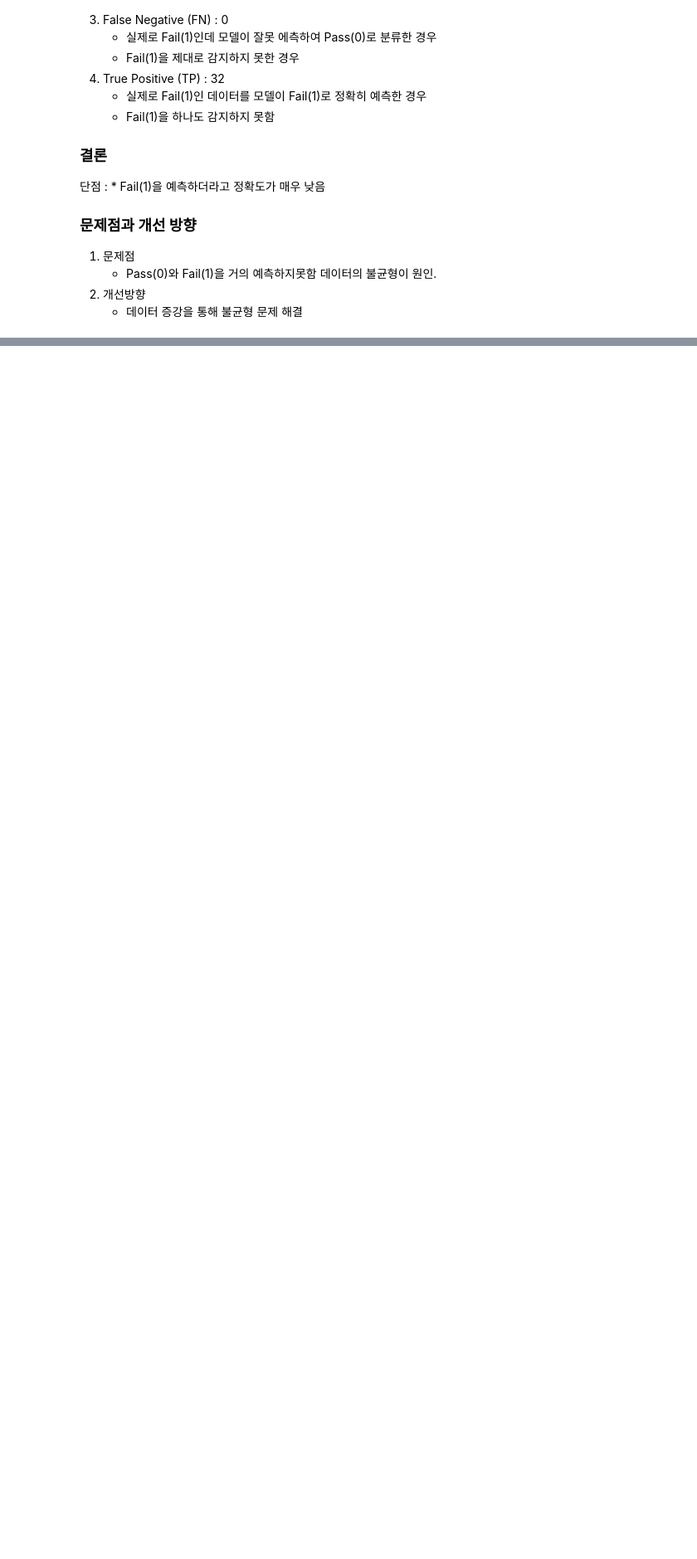
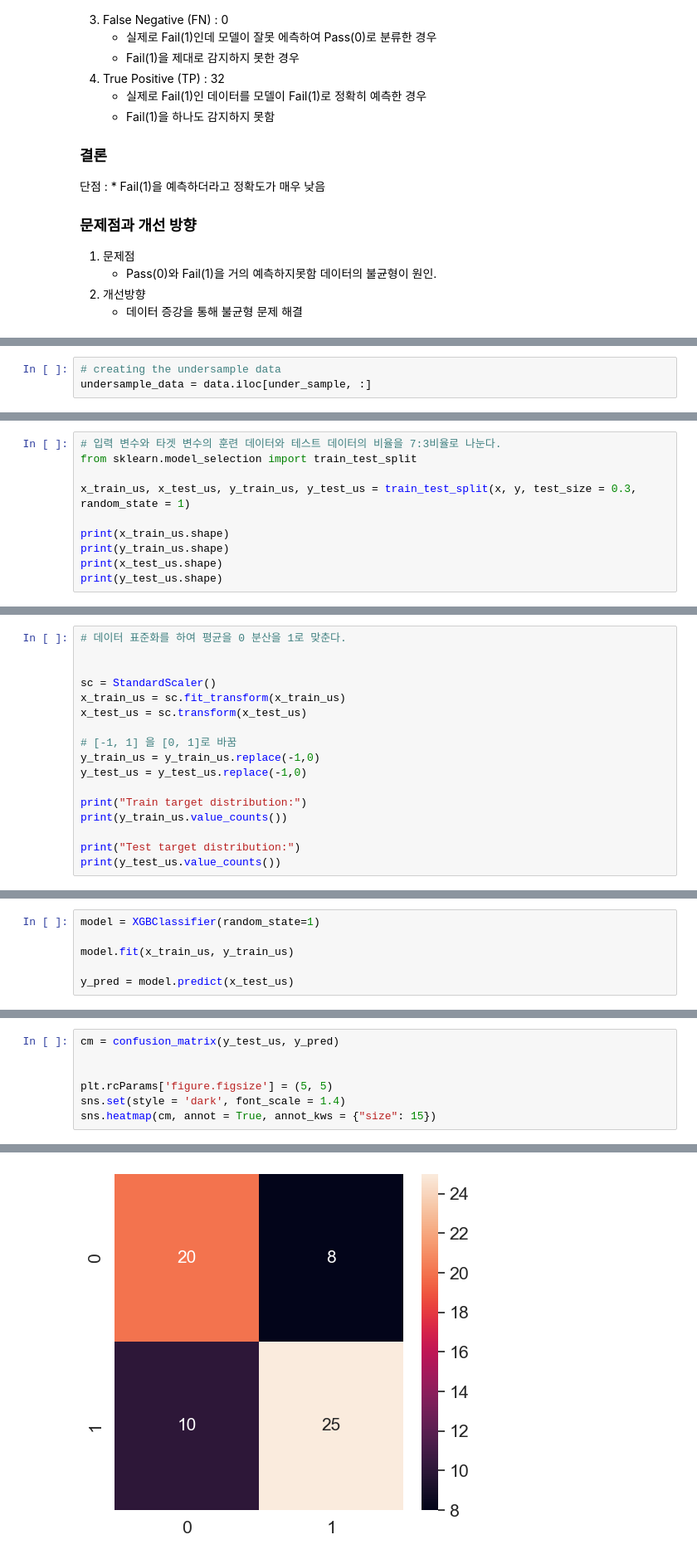
Before and after one commit to kimyoungho010311/-, a Jupyter notebook: Semiconductor_manufacturing_project.ipynb, the cells around one changed output, grey strips where cells are left out. Shown at 83% size. Cells and saved outputs as stored; diff of their text form; blank space fills up the shorter version.

```diff
--- a/Semiconductor_manufacturing_project.ipynb
+++ b/Semiconductor_manufacturing_project.ipynb
@@ -570,0 +625,3 @@ sns.heatmap(cm, annot=True)
+# %%
+# creating the undersample data
+undersample_data = data.iloc[under_sample, :]
@@ -570,0 +638,10 @@ sns.heatmap(cm, annot=True)
+# %%
+# 입력 변수와 타겟 변수의 훈련 데이터와 테스트 데이터의 비율을 7:3비율로 나눈다.
+from sklearn.model_selection import train_test_split
+
+x_train_us, x_test_us, y_train_us, y_test_us = train_test_split(x, y, test_size = 0.3, random_state = 1)
+
+print(x_train_us.shape)
+print(y_train_us.shape)
+print(x_test_us.shape)
+print(y_test_us.shape)
@@ -570,0 +653,17 @@ sns.heatmap(cm, annot=True)
+# %%
+# 데이터 표준화를 하여 평균을 0 분산을 1로 맞춘다.
+
+
+sc = StandardScaler()
+x_train_us = sc.fit_transform(x_train_us)
+x_test_us = sc.transform(x_test_us)
+
+# [-1, 1] 을 [0, 1]로 바꿈
+y_train_us = y_train_us.replace(-1,0)
+y_test_us = y_test_us.replace(-1,0)
+
+print("Train target distribution:")
+print(y_train_us.value_counts())
+
+print("Test target distribution:")
+print(y_test_us.value_counts())
@@ -570,0 +683,6 @@ sns.heatmap(cm, annot=True)
+# %%
+model = XGBClassifier(random_state=1)
+
+model.fit(x_train_us, y_train_us)
+
+y_pred = model.predict(x_test_us)
@@ -570,0 +691,8 @@ sns.heatmap(cm, annot=True)
+# %%
+cm = confusion_matrix(y_test_us, y_pred)
+
+
+plt.rcParams['figure.figsize'] = (5, 5)
+sns.set(style = 'dark', font_scale = 1.4)
+sns.heatmap(cm, annot = True, annot_kws = {"size": 15})
+# %% [output]
@@ -570,0 +700 @@ sns.heatmap(cm, annot=True)
+[figure, added]
```
Also changed, not shown: parts of 78 cells of this notebook.
